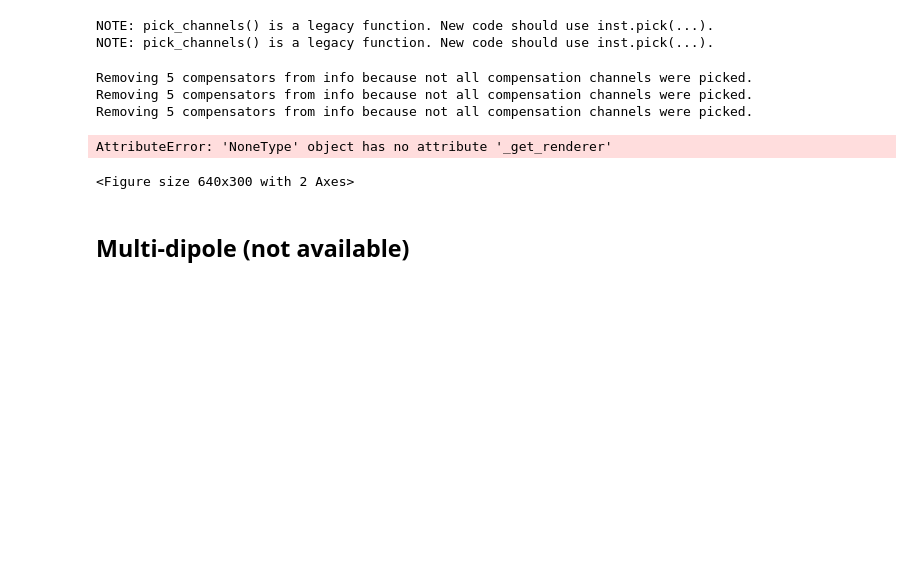
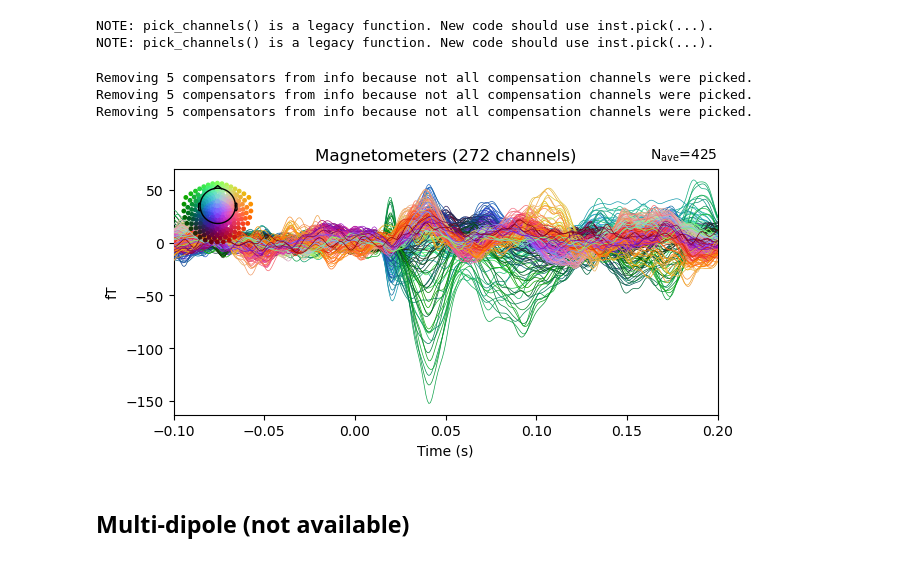
Before and after one commit to nih-megcore/NIMH_MEG_workshop, a Jupyter notebook: Day2/Lab4_SourceLocalization.ipynb, the cells around one changed output. Cells and saved outputs as stored; diff of their text form; code cells hidden in the pictures; blank space fills up the shorter version.

```diff
--- a/Day2/Lab4_SourceLocalization.ipynb
+++ b/Day2/Lab4_SourceLocalization.ipynb
@@ -59,14 +121,13 @@ evk_mssingstim = epochs['missingstim'].average()
 NOTE: pick_channels() is a legacy function. New code should use inst.pick(...).
 NOTE: pick_channels() is a legacy function. New code should use inst.pick(...).
 # %%
-%matplotlib qt
-evk.plot()
+%matplotlib inline
+_=evk_stim.plot()
 # %% [output]
 Removing 5 compensators from info because not all compensation channels were picked.
 Removing 5 compensators from info because not all compensation channels were picked.
 Removing 5 compensators from info because not all compensation channels were picked.
-AttributeError: 'NoneType' object has no attribute '_get_renderer'
-<Figure size 640x300 with 2 Axes>
+[figure, added]
 # %% [markdown]
 ## Multi-dipole (not available)
 # %% [markdown]
```
Also changed, not shown: parts of 25 cells of this notebook.
